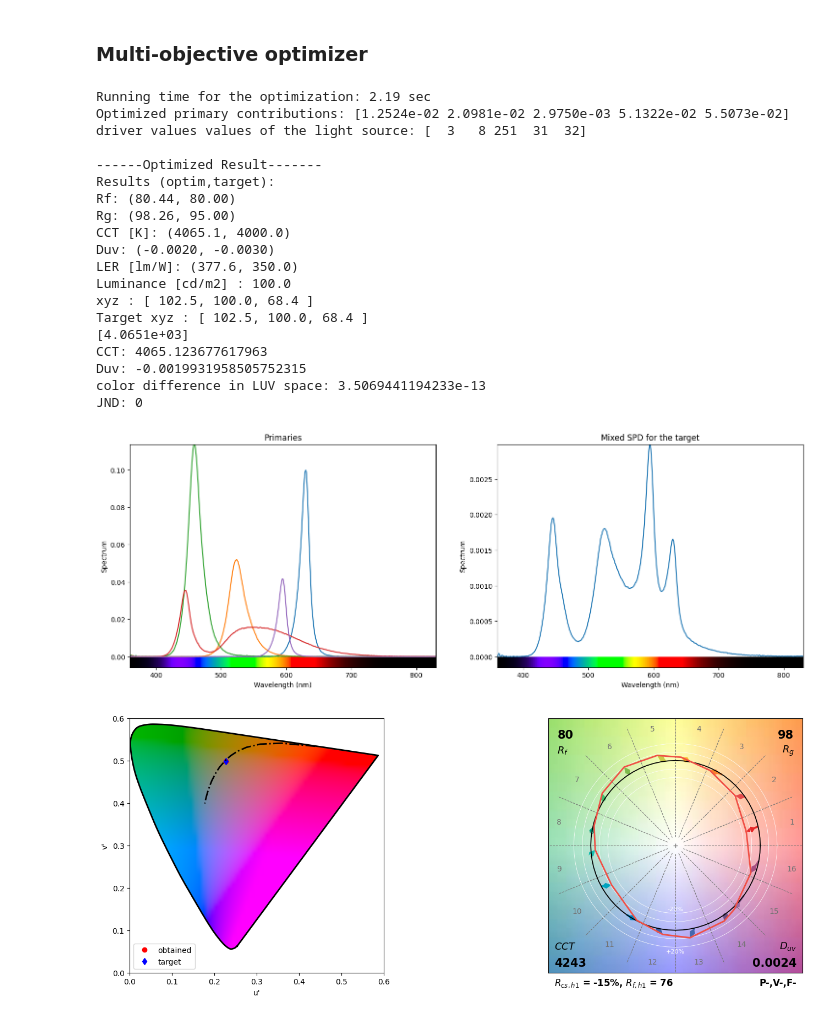
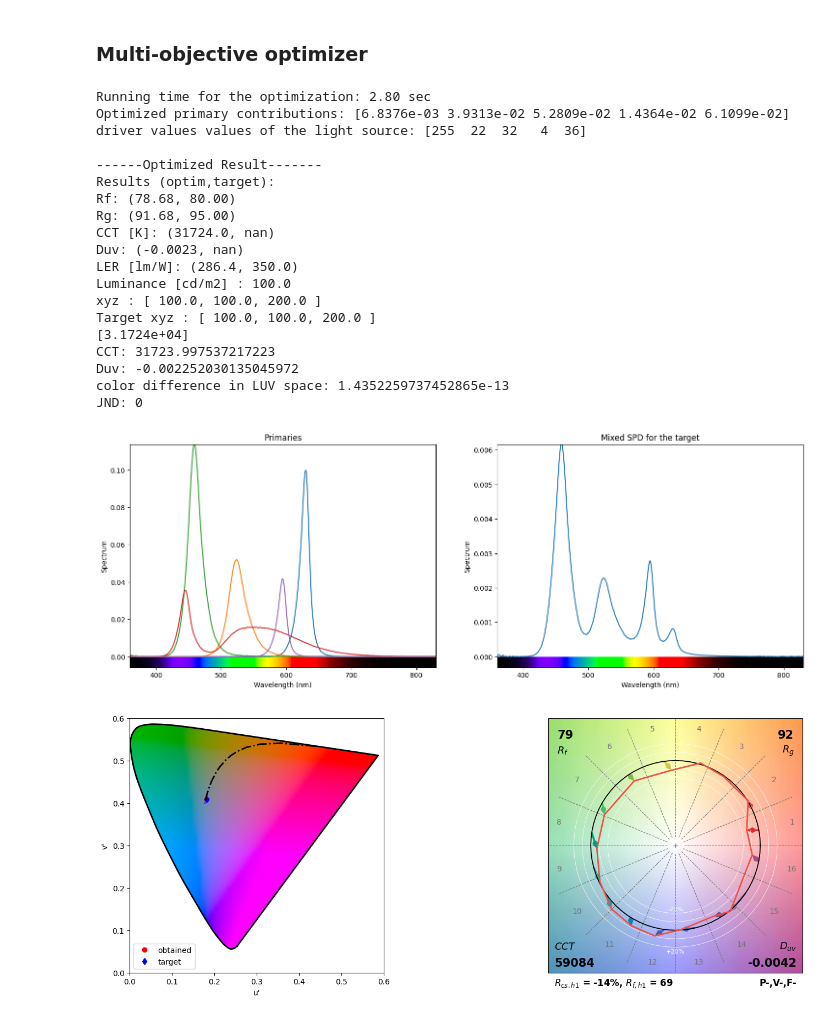
Before and after one commit to Amrit2608/Color_Science_Project, a Jupyter notebook: main.ipynb, the cells around one changed output. Drawn from its saved outputs; the diff is of its cells as text; code cells hidden in the pictures.

```diff
--- a/main.ipynb
+++ b/main.ipynb
@@ -486,47 +486,47 @@ def spectralOptimization(channels_idx, target=None, tar_type='xyz', Rf_Rg=None,
         evaluate(spd_measured, xyz_t)
 # %%
 # %pip show luxpy
-xyz_t = np.array([[100, 200, 270]])
+xyz_t = np.array([[100, 100, 200]])
 Yxy_t = np.array([[100,1/3,1/3]])
 cct_t = np.array([[4000, -0.003]])
 channels_idx = [0, 1, 2, 3, 4]
 
 # spectralOptimization(channels_idx, xyz_t=xyz_t, Rf_Rg=(80, 95))
 
 # spectralOptimization(channels_idx, target=xyz_t, tar_type='xyz',  LER=350, method='particleswarm')
 
-spectralOptimization(channels_idx, target=xyz_t, tar_type='xyz', LER=350, method='particleswarm')
+spectralOptimization(channels_idx, target=xyz_t, tar_type='xyz',Rf_Rg=(80, 95), LER=350, method='particleswarm')
 
 
 # spectralOptimization(channels_idx, xyz_t=None,
 #                      Rf_Rg=(80, 95),  CCT_Duv=(6000, 0.05), LER=300, method='particleswarm')
 
 # spectralOptimization(channels_idx, xyz_t=xyz_t,
 #                      Rf_Rg=(80, 95), LER=200, method='particleswarm')
 
 # spectralOptimization(channels_idx, xyz_t=xyz_t, LER = 400, method='particleswarm')
 # %% [output]
-Running time for the optimization: 2.19 sec
-Optimized primary contributions: [1.2524e-02 2.0981e-02 2.9750e-03 5.1322e-02 5.5073e-02]
-driver values values of the light source: [  3   8 251  31  32]
+Running time for the optimization: 2.80 sec
+Optimized primary contributions: [6.8376e-03 3.9313e-02 5.2809e-02 1.4364e-02 6.1099e-02]
+driver values values of the light source: [255  22  32   4  36]
 
 ------Optimized Result-------
 Results (optim,target):
-Rf: (80.44, 80.00)
-Rg: (98.26, 95.00)
-CCT [K]: (4065.1, 4000.0)
-Duv: (-0.0020, -0.0030)
-LER [lm/W]: (377.6, 350.0)
+Rf: (78.68, 80.00)
+Rg: (91.68, 95.00)
+CCT [K]: (31724.0, nan)
+Duv: (-0.0023, nan)
+LER [lm/W]: (286.4, 350.0)
 Luminance [cd/m2] : 100.0
-xyz : [ 102.5, 100.0, 68.4 ]
-Target xyz : [ 102.5, 100.0, 68.4 ]
-[4.0651e+03]
-CCT: 4065.123677617963
-Duv: -0.0019931958505752315
-color difference in LUV space: 3.5069441194233e-13
+xyz : [ 100.0, 100.0, 200.0 ]
+Target xyz : [ 100.0, 100.0, 200.0 ]
+[3.1724e+04]
+CCT: 31723.997537217223
+Duv: -0.002252030135045972
+color difference in LUV space: 1.4352259737452865e-13
 JND: 0
-[figure, old version]
+[figure, new version]
-[figure, old version]
+[figure, new version]
 # %%
 if dmx is not None:
     dmx.set_channel(1, 0)
```
